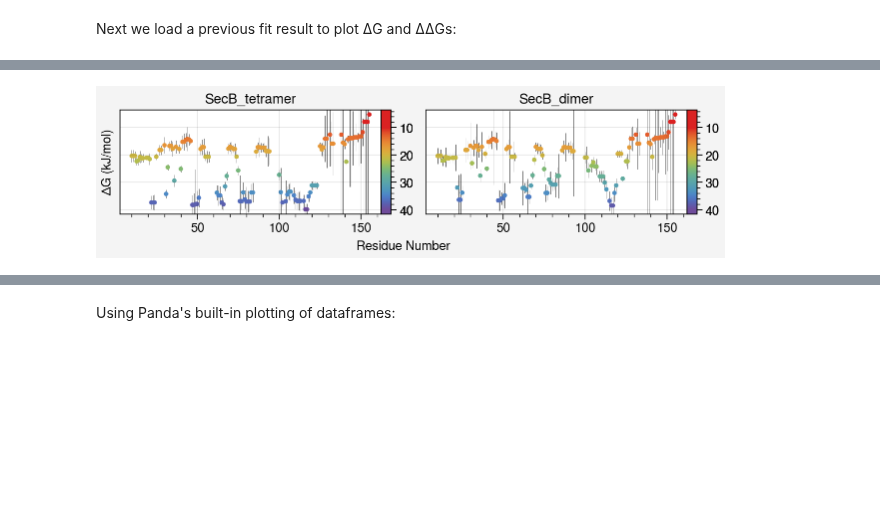
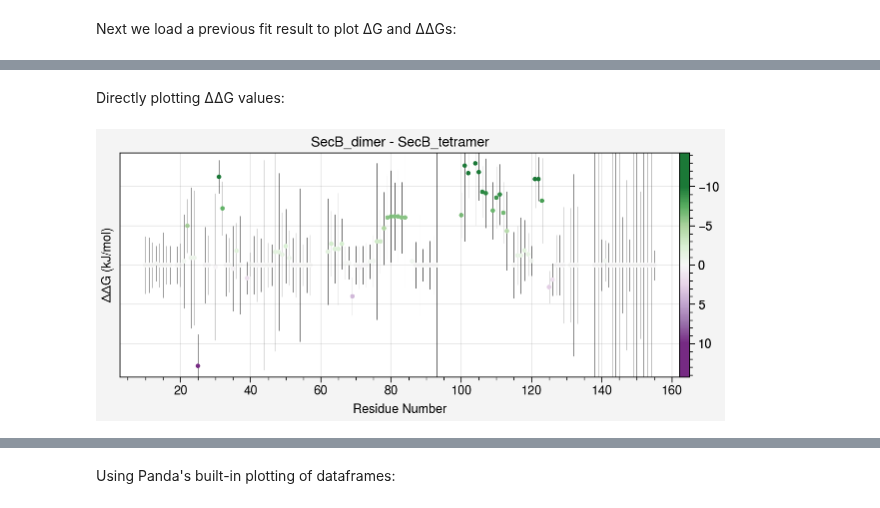
Before and after one commit to Jhsmit/PyHDX, a Jupyter notebook: docs/examples/04_plot_output.ipynb, the cells around one changed output, grey strips where cells are left out. Drawn from its saved outputs; the diff is of its cells as text; code cells hidden in the pictures; blank space fills up the shorter version.

```diff
--- a/docs/examples/04_plot_output.ipynb
+++ b/docs/examples/04_plot_output.ipynb
@@ -66,7 +83,9 @@ fitresult.mse_loss, fitresult.total_loss
+# %% [markdown]
+Directly plotting ΔΔG values:
 # %%
-fig, axes, cbars = dG_scatter_figure(fitresult.output)
+fig, axes, cbars = ddG_scatter_figure(fitresult.output, reference=0)
 # %% [output]
-[figure, old version]
+[figure, new version]
 # %%
 fig, axes, cbars = ddG_scatter_figure(fitresult.output, reference=1)
 # %% [output]
```
Also changed, not shown: parts of 7 cells of this notebook, 4 other files.
